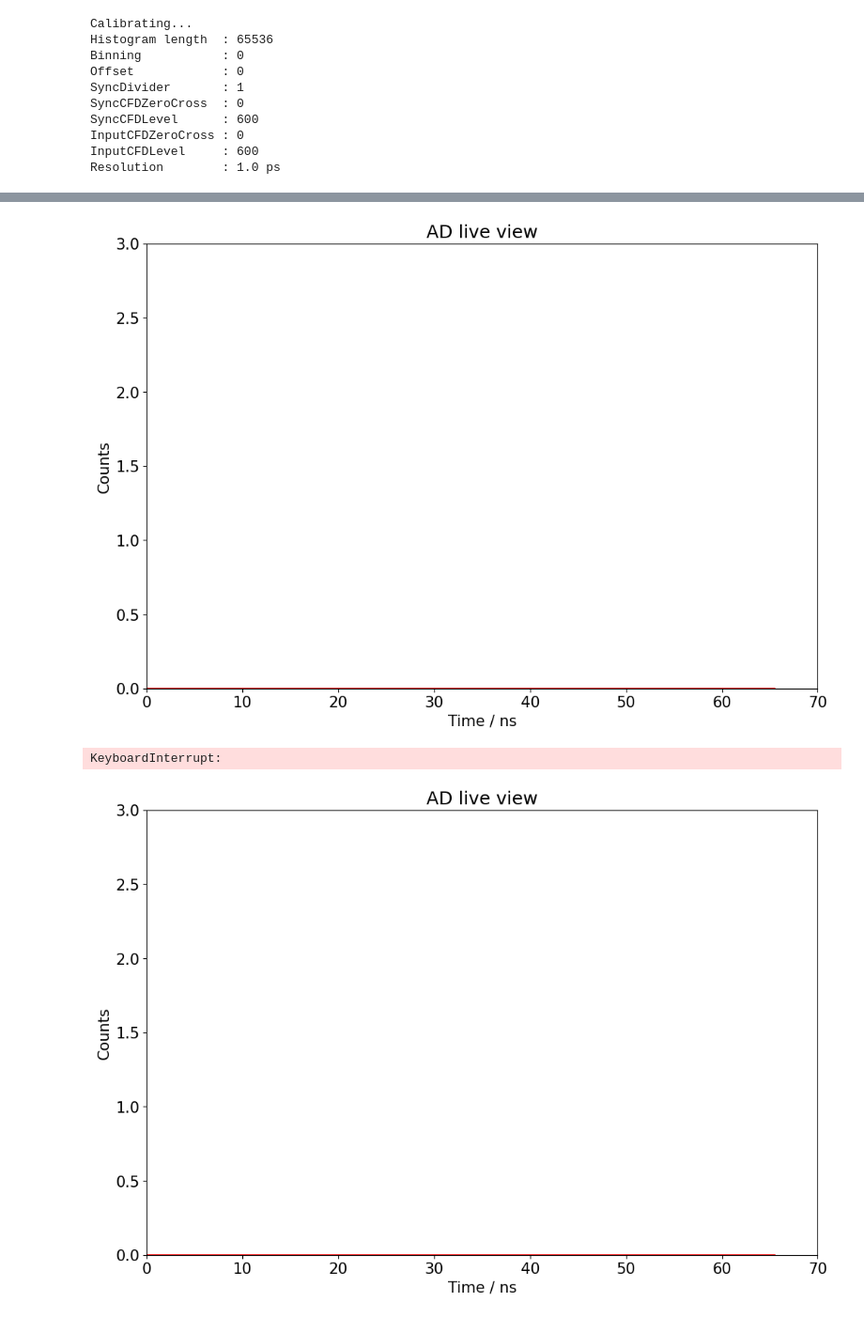
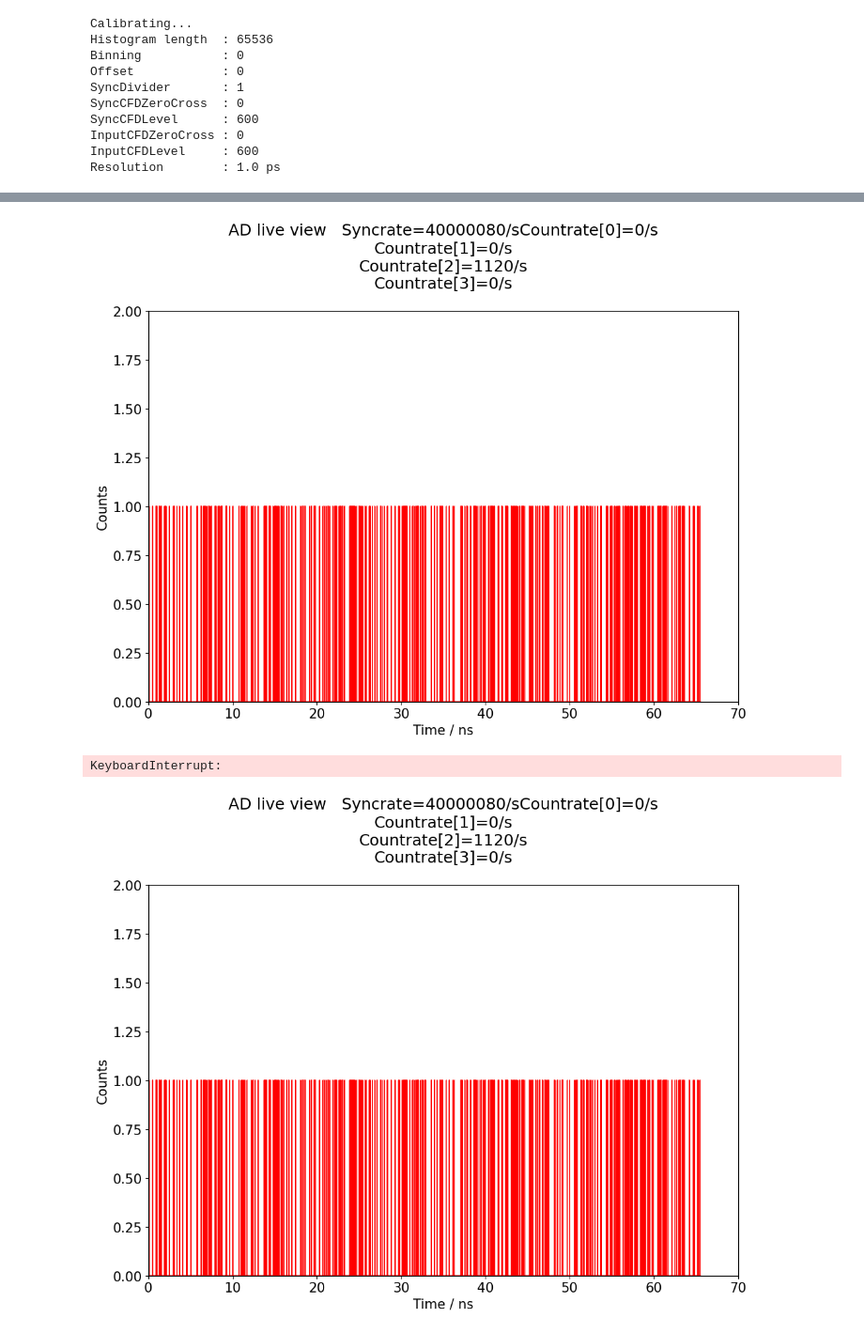
Before and after one commit to Jaclav/FotonuFUW, a Jupyter notebook: HH.ipynb, the cells around one changed output, grey strips where cells are left out. Shown: that part at 94% size. Saved outputs shown, nothing was run; the diff lists cells and outputs as text; code cells hidden in the pictures.

Commit message:
Live view2

```diff
--- a/HH.ipynb
+++ b/HH.ipynb
@@ -130,37 +121,40 @@ Measuring for 10000 milliseconds...
 
 
 def draw(ax, i, hdisplay):
     T = np.linspace(0, 1, 100)
     if ax.lines:
         for line in ax.lines:
             log, histLen, numChannels, data = measureAllInputs(1000)
             ch3 = [data[2][i] for i in range(histLen)]
+            ax.set_ylim(0, max(ch3) + 1)
             T = np.linspace(0, len(ch3), len(ch3)) / 1000
 
             line.set_xdata(T)
             line.set_ydata(ch3)
+
+            log = getRates()
+            ax.set_title("AD live view   " + log)
     else:
         ax.plot(T, T * 0, "r")
     hdisplay.update(fig)
 
 
 fig, ax = plt.subplots(1, 1)
 ax.set_xlim(0, 70)
 ax.set_ylim(0, 3)
 ax.set_xlabel("Time / ns")
 ax.set_ylabel("Counts")
-ax.set_title("AD live view")
 
 hdisplay = display.display("", display_id=True)
 
 for i in range(100):
     draw(ax, i, hdisplay=hdisplay)
 
 plt.close(fig)
 # %% [output]
-[figure, old version]
+[figure, new version]
 KeyboardInterrupt:
-[figure, old version]
+[figure, new version]
 # %%
 # writing to file and quitting
 closeDevices()
```
Also changed, not shown: parts of 3 cells of this notebook, 1 other file.
